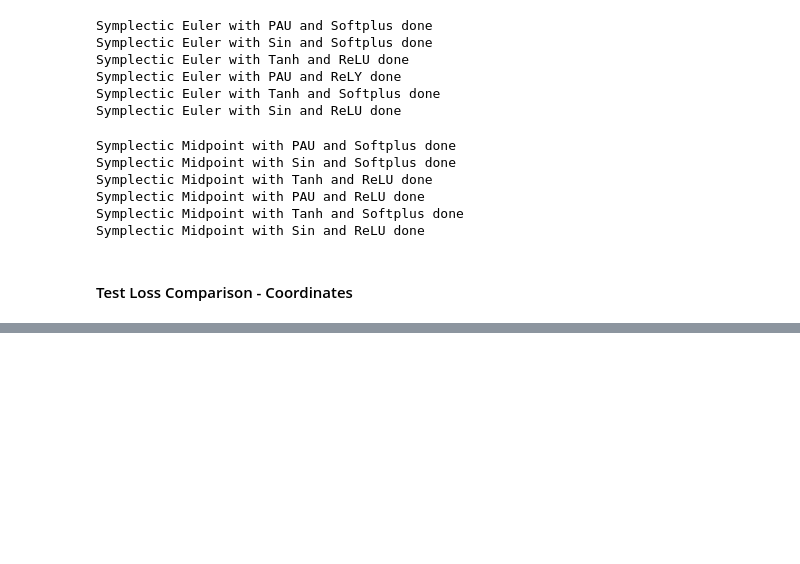
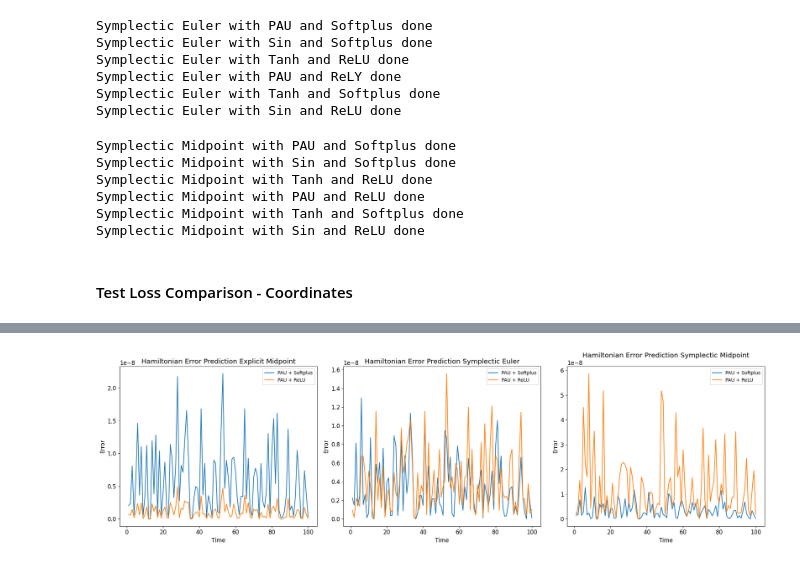
Before and after one commit to sannejamila/HNNs_ODEs, a Jupyter notebook: HenonHeiles.ipynb, the cells around one changed output, grey strips where cells are left out. Drawn from its saved outputs; the diff is of its cells as text; code cells hidden in the pictures; blank space fills up the shorter version.

```diff
--- a/HenonHeiles.ipynb
+++ b/HenonHeiles.ipynb
@@ -628,0 +868,36 @@ H_err_symp_Sin_ReLU = []
+# %%
+fig, ax = plt.subplots(1, 3, figsize=(20, 6))
+
+traject = np.linspace(1,ntraj_test,ntraj_test)
+
+
+ax[0].plot(traject, H_err_exp_PAU_Soft, label="PAU + Softplus")
+ax[0].plot(traject, H_err_exp_PAU_ReLU, label="PAU + ReLU")
+ax[0].set_xlabel("Time")
+ax[0].set_ylabel("Error")
+ax[0].set_title("Hamiltonian Error Prediction Explicit Midpoint")
+ax[0].legend()
+
+
+
+ax[1].plot(traject, H_err_symp_eul_PAU_Soft, label="PAU + Softplus")
+ax[1].plot(traject, H_err_symp_eul_PAU_ReLU, label="PAU + ReLU")
+ax[1].set_xlabel("Time")
+ax[1].set_ylabel("Error")
+ax[1].set_title("Hamiltonian Error Prediction Symplectic Euler")
+ax[1].legend()
+
+
+
+ax[2].plot(traject, H_err_symp_PAU_Soft, label="PAU + Softplus")
+ax[2].plot(traject, H_err_symp_PAU_ReLU, label="PAU + ReLU")
+ax[2].set_xlabel("Time")
+ax[2].set_ylabel("Error")
+ax[2].set_title("Hamiltonian Error Prediction Symplectic Midpoint")
+ax[2].legend()
+
+
+plt.tight_layout()
+plt.show()
+# %% [output]
+[figure, added]
```
Also changed, not shown: parts of 12 cells of this notebook, 3 other files.
